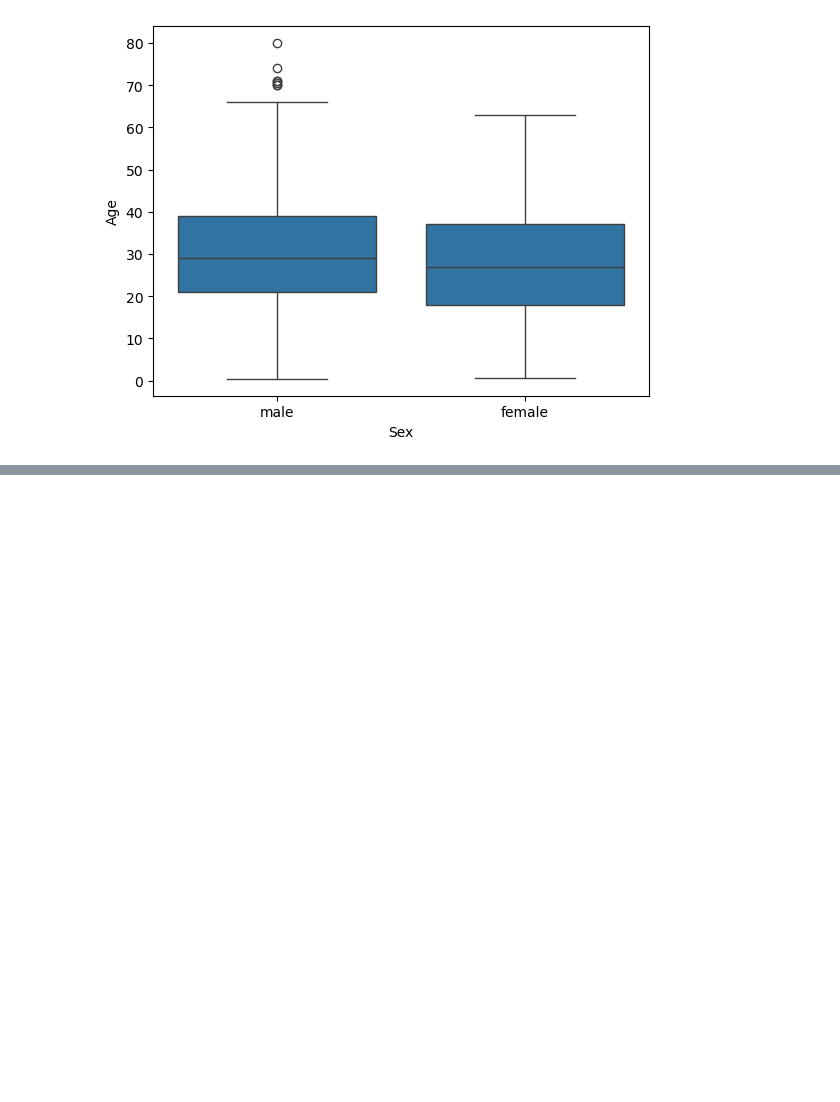
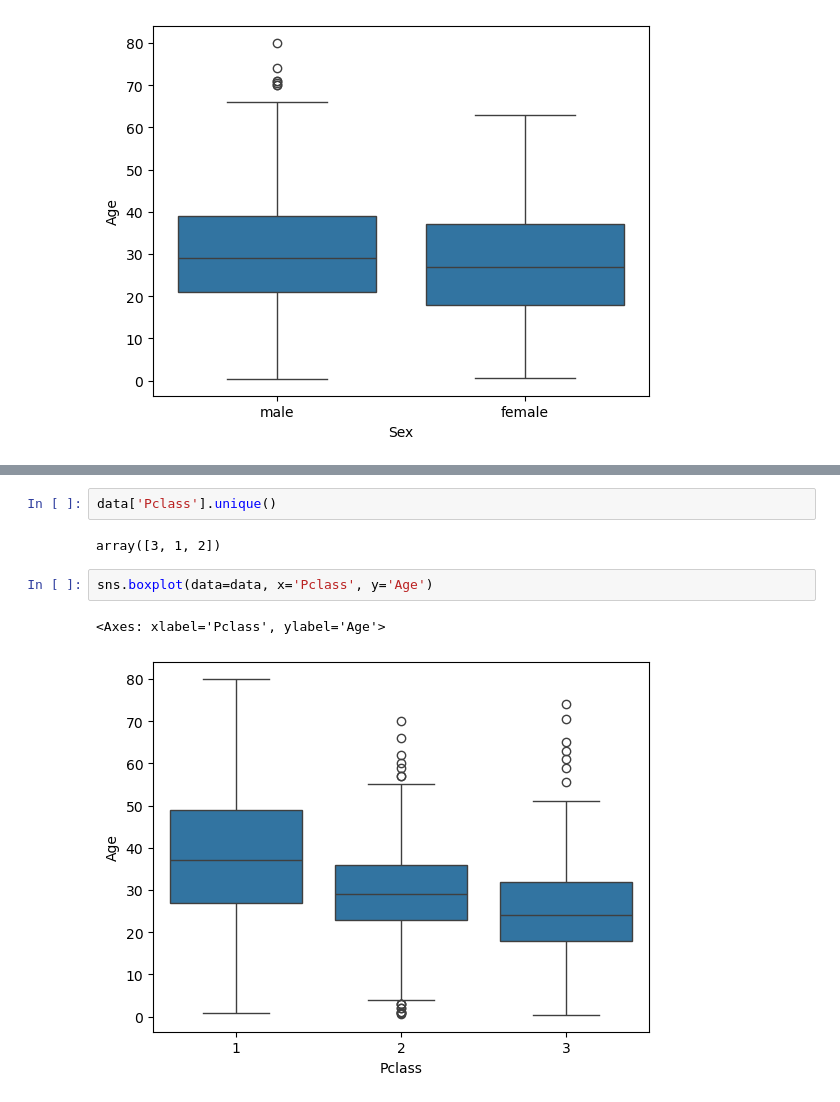
Before and after one commit to Adnan-Assad/ML_Series, a Jupyter notebook: intro_logistic_regression.ipynb, the cells around one changed output, grey strips where cells are left out. Saved outputs shown, nothing was run; the diff lists cells and outputs as text; blank space fills up the shorter version.

```diff
--- a/intro_logistic_regression.ipynb
+++ b/intro_logistic_regression.ipynb
@@ -131,0 +154,9 @@ sns.boxplot(data=data, x='Sex', y='Age')
+# %%
+data['Pclass'].unique()
+# %% [output]
+array([3, 1, 2])
+# %%
+sns.boxplot(data=data, x='Pclass', y='Age')
+# %% [output]
+<Axes: xlabel='Pclass', ylabel='Age'>
+[figure, added]
```
Also changed, not shown: parts of 10 cells of this notebook, 6 other files.
